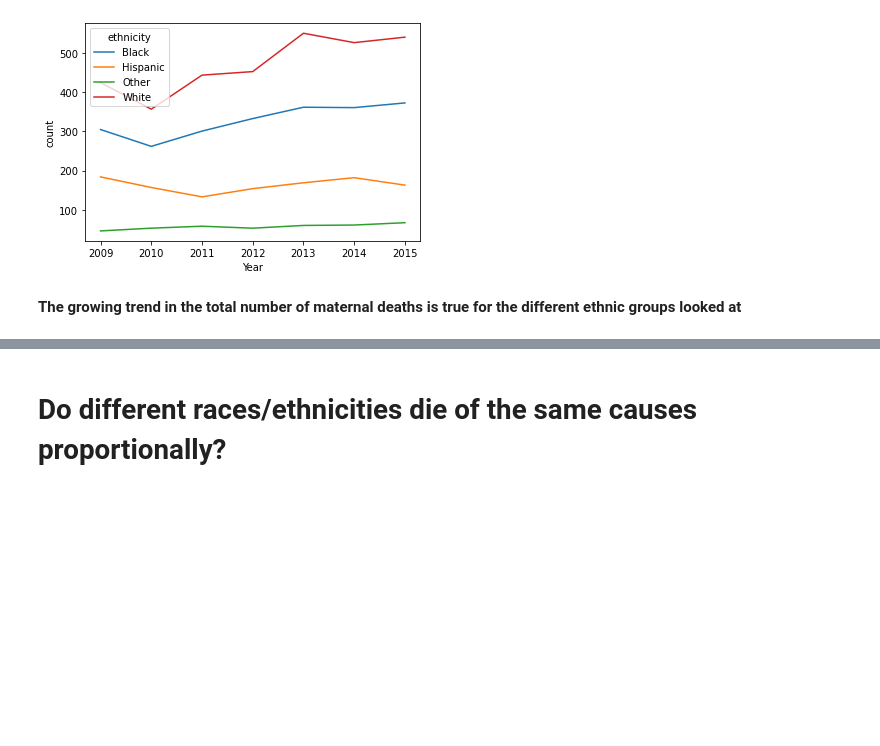
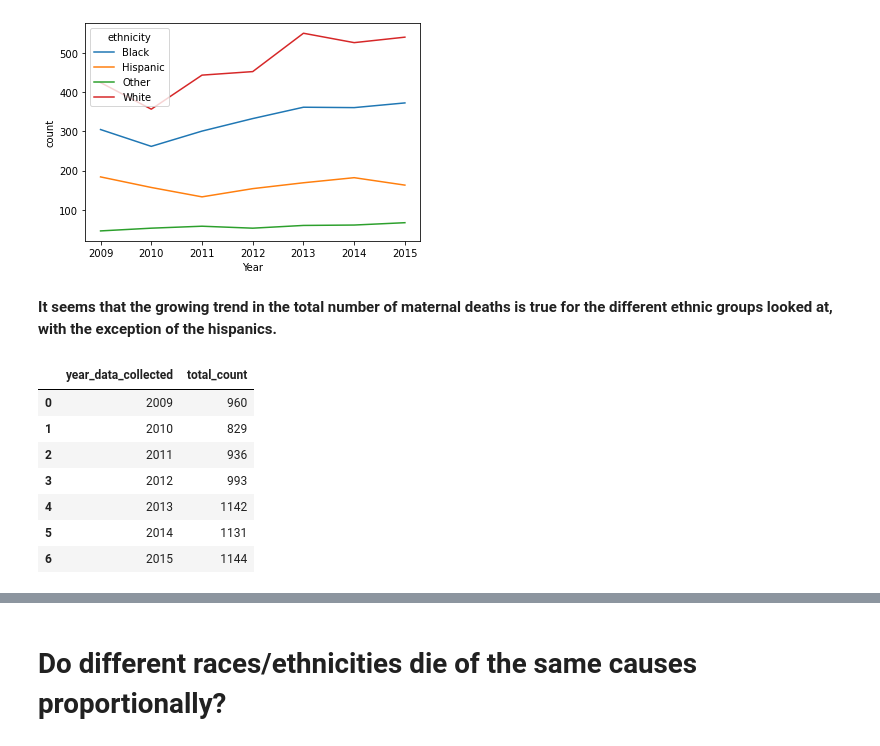
Before and after one commit to andrezafeu/maternal_mortality, a Jupyter notebook: EDA.ipynb, the cells around one changed output, grey strips where cells are left out. Drawn from its saved outputs; the diff is of its cells as text; code cells hidden in the pictures; blank space fills up the shorter version.

```diff
--- a/EDA.ipynb
+++ b/EDA.ipynb
@@ -320,4 +339,16 @@ ax.set_xlabel('Year')
 Text(0.5, 0, 'Year')
 [figure]
 # %% [markdown]
-**The growing trend in the total number of maternal deaths is true for the different ethnic groups looked at**
+**It seems that the growing trend in the total number of maternal deaths is true for the different ethnic groups looked at, with the exception of the hispanics.**
+# %%
+df_deaths_by_year = deaths_by_year.to_frame().reset_index().rename(columns={0:'total_count'})
+df_deaths_by_year
+# %% [output]
+|  | year_data_collected | total_count |
+| 0 | 2009 | 960 |
+| 1 | 2010 | 829 |
+| 2 | 2011 | 936 |
+| 3 | 2012 | 993 |
+| 4 | 2013 | 1142 |
+| 5 | 2014 | 1131 |
+| 6 | 2015 | 1144 |
```
Also changed, not shown: parts of 32 cells of this notebook.
